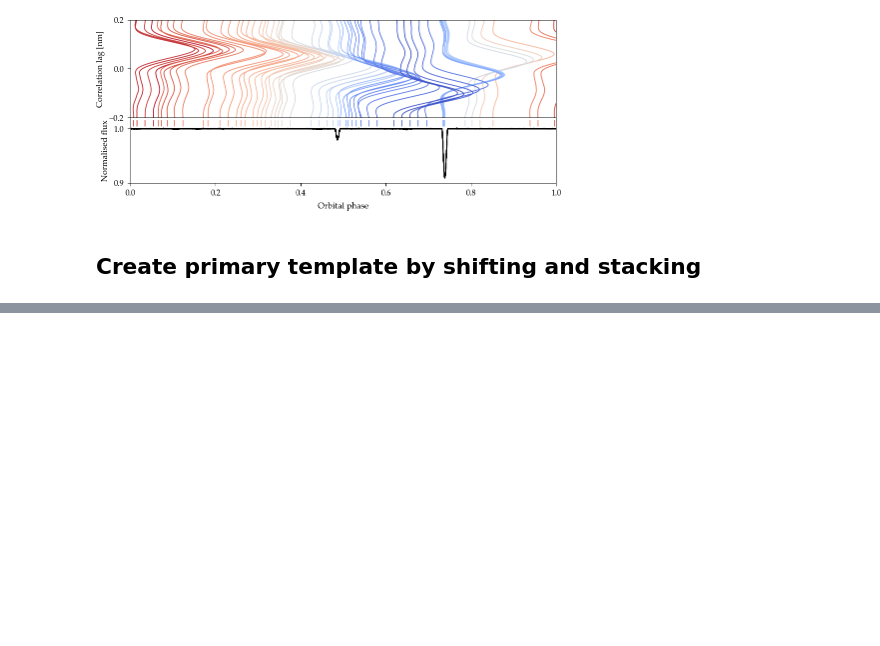
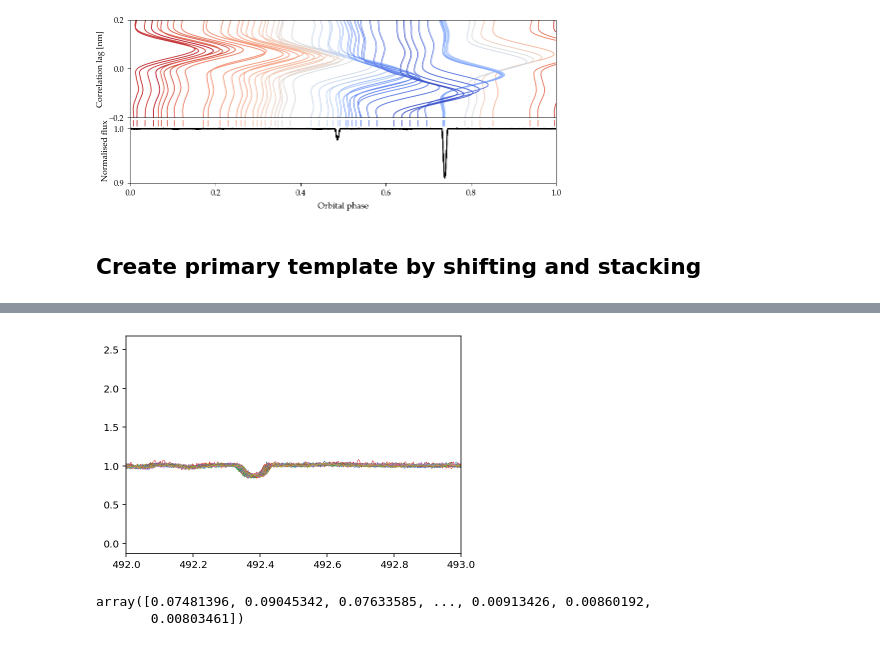
Before and after one commit to danhey/adra, a Jupyter notebook: RV extract ispec.ipynb, the cells around one changed output, grey strips where cells are left out. Cells and saved outputs as stored; diff of their text form; code cells hidden in the pictures; blank space fills up the shorter version.

```diff
--- a/RV extract ispec.ipynb
+++ b/RV extract ispec.ipynb
@@ -406,0 +472,11 @@ plt.fill_between(coadded_spectrum['waveobs'], coadded_spectrum['flux'] - coadded
+# %%
+for corr in corr_spectra:
+    plt.plot(corr['waveobs'], corr['flux'], lw=0.5);
+    plt.xlim(492, 493)
+# %% [output]
+[figure, added]
+# %%
+coadded_spectrum['err']
+# %% [output]
+array([0.07481396, 0.09045342, 0.07633585, ..., 0.00913426, 0.00860192,
+       0.00803461])
```
Also changed, not shown: parts of 11 cells of this notebook, 7 other files.
